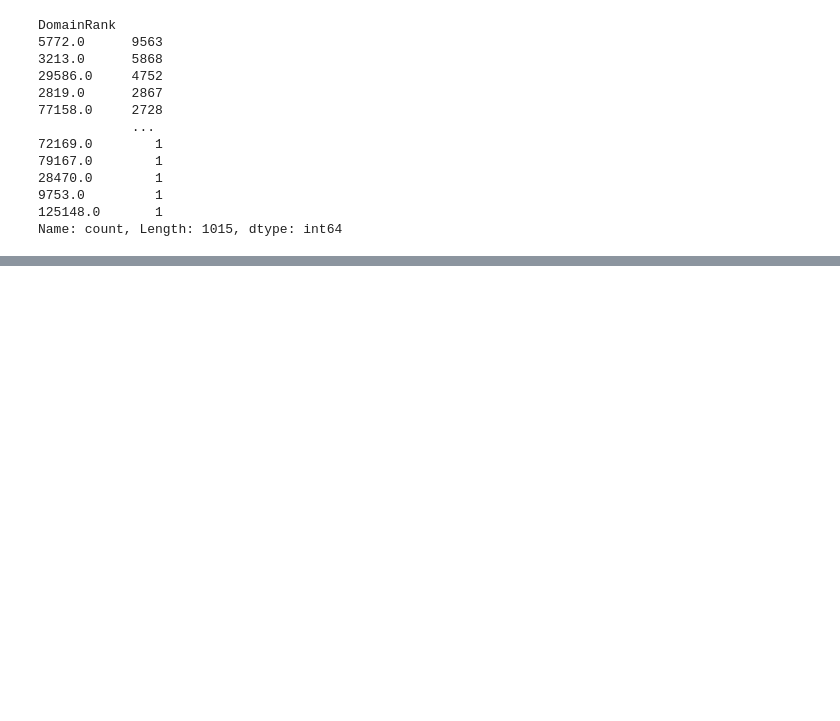
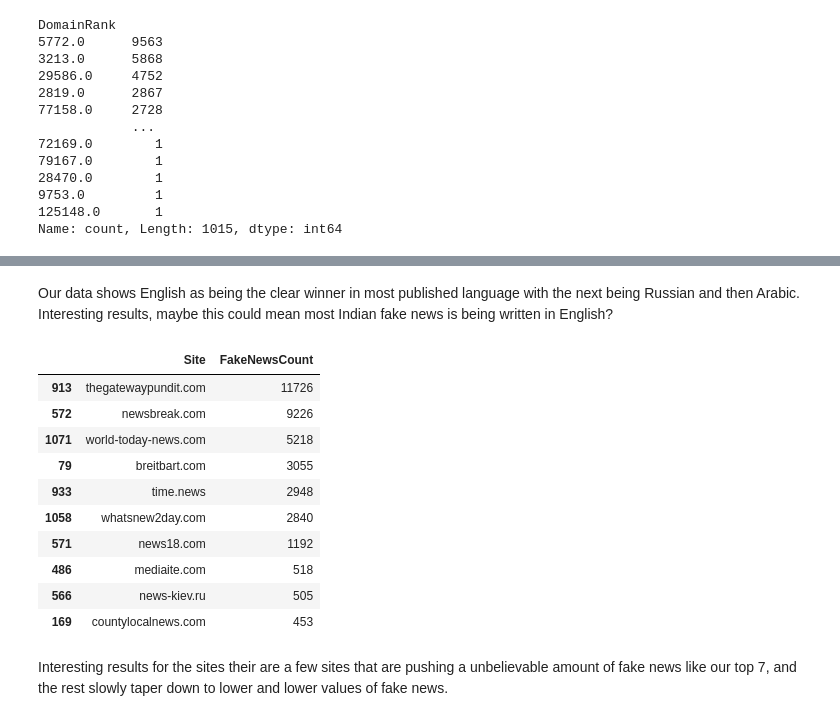
Before and after one commit to coleaydelotte/DW-290-NEWS, a Jupyter notebook: nb.ipynb, the cells around one changed output, grey strips where cells are left out. Saved outputs shown, nothing was run; the diff lists cells and outputs as text; code cells hidden in the pictures; blank space fills up the shorter version.

Commit message:
Added some insights into our data.
Added some insights into our data. :)

```diff
--- a/nb.ipynb
+++ b/nb.ipynb
@@ -158,0 +213,19 @@ data[data.isna().sum(axis=1) > 1]
+# %% [markdown]
+Our data shows English as being the clear winner in most published language with the next being Russian and then Arabic. Interesting results, maybe this could mean most Indian fake news is being written in English?
+# %%
+count_by_Site = data.groupby("Site")["URL"].count().reset_index(name="FakeNewsCount").sort_values("FakeNewsCount", ascending=False)
+count_by_Site.head(10)
+# %% [output]
+|  | Site | FakeNewsCount |
+| 913 | thegatewaypundit.com | 11726 |
+| 572 | newsbreak.com | 9226 |
+| 1071 | world-today-news.com | 5218 |
+| 79 | breitbart.com | 3055 |
+| 933 | time.news | 2948 |
+| 1058 | whatsnew2day.com | 2840 |
+| 571 | news18.com | 1192 |
+| 486 | mediaite.com | 518 |
+| 566 | news-kiev.ru | 505 |
+| 169 | countylocalnews.com | 453 |
+# %% [markdown]
+Interesting results for the sites their are a few sites that are pushing a unbelievable amount of fake news like our top 7, and the rest slowly taper down to lower and lower values of fake news.
```
Also changed, not shown: parts of 15 cells of this notebook.
